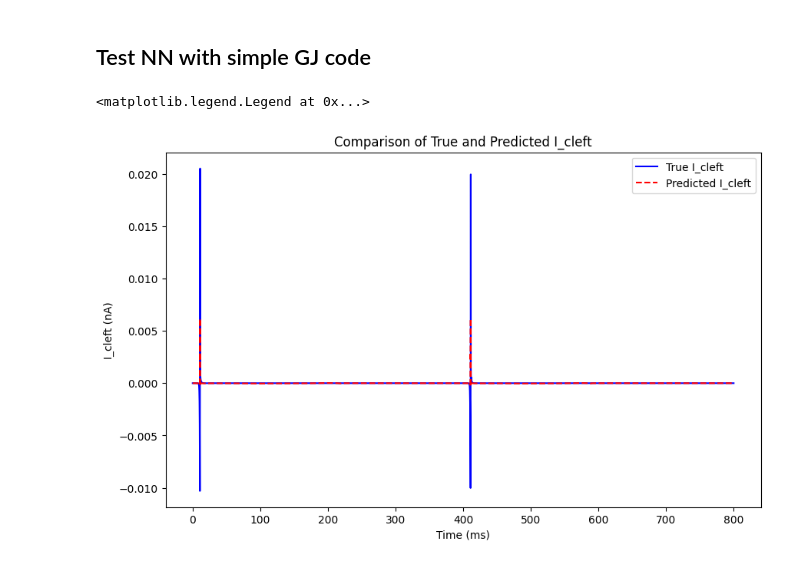
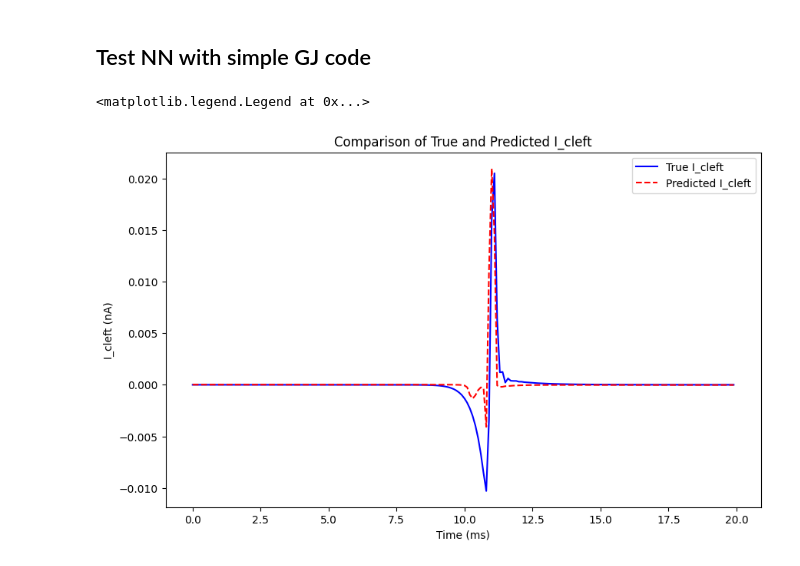
Before and after one commit to Richard71111/ID_hetg_NN, a Jupyter notebook: test.ipynb, the cells around one changed output. Cells and saved outputs as stored; diff of their text form; code cells hidden in the pictures.

```diff
--- a/test.ipynb
+++ b/test.ipynb
@@ -318,7 +317,7 @@ if full_seq:
 else:
     best_model_state_name = f"Model_state/MLP/best_mlp_{GJ_coupling}_fullseq.pth"
 
-if GJ_coupling == 'strong':
+if GJ_coupling.lower() == 'strong':
     GJ = 735  # nS
     scaler_name = 'Scaler/strong_standard_scaler.pkl'
 else:
@@ -338,9 +337,9 @@ hidden_dims = [128, 128, 256, 256, 128]
 const = Constants(
             device=device,
             dtype=dtype,
-            Ncell=50,
-            nbeats=2,
-            dt_factor=10,
+            Ncell=10,
+            nbeats=1,
+            dt_factor=1,
             stim_amplitude=50
             )
 parameters = const.parameters
@@ -381,7 +380,7 @@ N         = parameters['N']
 phi_save  = []
 start     = time.time()
 Ctot      =parameters['Ctot']
-a         = 1.0
+a         = 1
 with torch.no_grad():
     while ti < const.T:
 
@@ -395,17 +394,17 @@ with torch.no_grad():
             print(f'time: {ti:.2f} ms')
         parameters['dt'] = dt
 
-        phi_i = torch.clamp(phi_i, min=-120.0, max=60.0)
+        #phi_i = torch.clamp(phi_i, min=-120.0, max=60.0)
 
         phi_pad  = torch.cat([phi_i[:1], phi_i, phi_i[-1:]], dim=0) # (N+2,)
         Vf = phi_pad.unfold(dimension=0, size=3, step=1)     # (N, 3)
         out = torch.cat([Vf, mesh_parameters], dim=1)  # (N, 9)
         normalize_out = normalize.normalizeV(out)
         I_cleft = model(normalize_out)  # (N, 2)
-        I_cleft = normalize.denormalizeI(I_cleft)
+        # I_cleft = normalize.denormalizeI(I_cleft)
         I_cleft[0,0] = 0.0  # Fix for boundary cell
         I_cleft[-1,-1] = 0.0 # Fix for boundary cell
-        I_cleft = I_cleft.sum(dim=1)  # (N,)
+        I_cleft = I_cleft[:,0] + I_cleft[:,1]  # (N,)
         I_cleft = a * I_cleft
 
         Iion, _, G_new, _ =  Ord11_model(ti, state, parameters, S, device, dtype)
@@ -520,12 +513,10 @@ while ti < const.T:
     if torch.isnan(Iion).any():
         print('NaN already in Iion! time:', ti)
         break
-    I_cleft  = Ggap * (phi_i[1:]- phi_i[:-1])  # (N-1,)
-    I_tot    = torch.zeros(N, device=device, dtype=dtype)
-    I_tot[0]     = -I_cleft[0]
-    I_tot[1:-1]  = I_cleft[:-1] - I_cleft[1:]
-    I_tot[-1]    = I_cleft[-1]
-    I_gap = I_tot
+    I_gap    = torch.zeros(N, device=device, dtype=dtype)
+    I_gap[1:-1] = Ggap * (phi_i[1:-1]-phi_i[:-2] + phi_i[1:-1]-phi_i[2:])
+    I_gap[0] = Ggap * (phi_i[0] - phi_i[1])
+    I_gap[-1] = Ggap * (phi_i[-1]-phi_i[-2])
 
     dphi = -(Iion + I_gap) / Ctot
     phi_new = phi_i + dt * dphi
@@ -666,16 +657,16 @@ normalize_input = normalize.normalizeV(input)
 with torch.no_grad():
     I_cleft_pred = model(normalize_input)  # (N, 2)
     I_cleft_pred = normalize.denormalizeI(I_cleft_pred)
-    I_cleft_pred = I_cleft_pred.sum(dim=1)  # (N,)
+    I_cleft_pred = I_cleft_pred[:,0] + I_cleft_pred[:,1]  # (N,)
 I_cleft_true = I_gap_save[:,50]  # pyright: ignore[reportCallIssue, reportArgumentType] # (N, 3)
 # %%
 plt.figure(figsize=(10,6))
-plt.plot(T, I_cleft_true.cpu().numpy(), label='True I_cleft', color='blue')
-plt.plot(T, I_cleft_pred.cpu().numpy(), label='Predicted I_cleft', color='red', linestyle='--')
+plt.plot(T[0:200], I_cleft_true[0:200].cpu().numpy(), label='True I_cleft', color='blue')
+plt.plot(T[0:200], I_cleft_pred[0:200].cpu().numpy(), label='Predicted I_cleft', color='red', linestyle='--')
 plt.xlabel('Time (ms)')
 plt.ylabel('I_cleft (nA)')
 plt.title('Comparison of True and Predicted I_cleft')
 plt.legend()
 # %% [output]
 <matplotlib.legend.Legend at 0x...>
-[figure, old version]
+[figure, new version]
```
Also changed, not shown: parts of 6 cells of this notebook, 3 other files.
